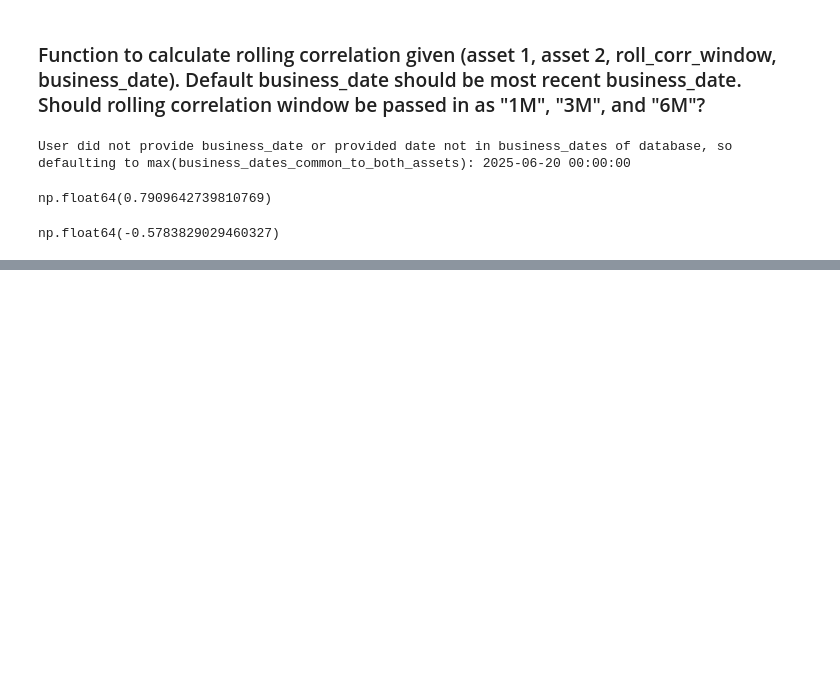
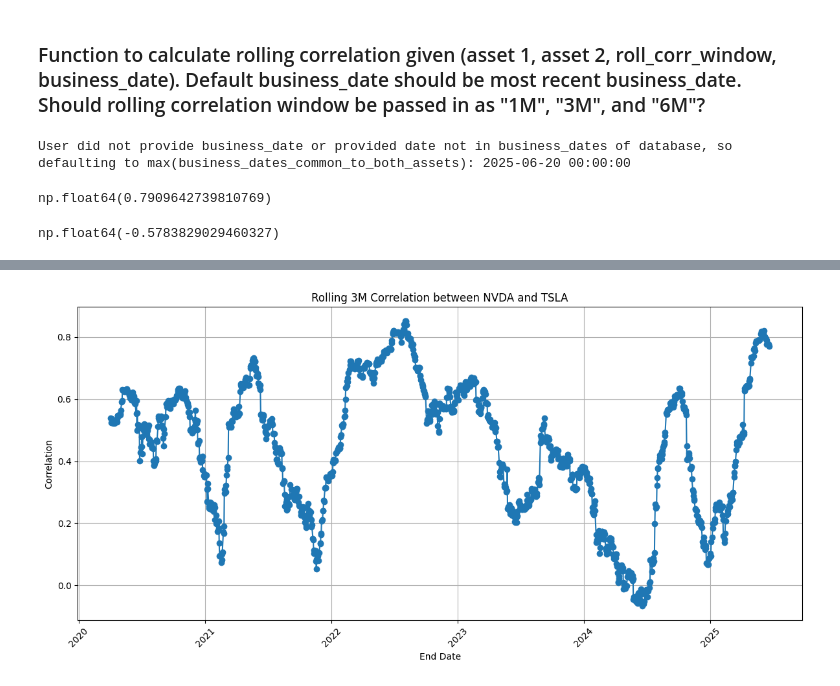
Before and after one commit to jzl4/financial-etl-poc, a Jupyter notebook: notebooks/notebook_3_rolling_correlations.ipynb, the cells around one changed output, grey strips where cells are left out. Cells and saved outputs as stored; diff of their text form; code cells hidden in the pictures; blank space fills up the shorter version.

```diff
--- a/notebooks/notebook_3_rolling_correlations.ipynb
+++ b/notebooks/notebook_3_rolling_correlations.ipynb
@@ -144,7 +144,7 @@ def get_start_date_for_asset_pair(end_date: date, roll_corr_window: str, busines
 
     return start_date
 # %%
-def get_asset_1_and_asset_2_returns(asset_1: str, asset_2: str, start_date: date, end_date: date, cursor: Cursor) -> float:
+def get_asset_1_and_asset_2_returns_and_calc_corr(asset_1: str, asset_2: str, start_date: date, end_date: date, cursor: Cursor) -> float:
     """
     Access prod table tbl_daily_prod, to get returns of asset_1 and asset_2 between start_date and end_date. Then calculate the correlation
     """
@@ -186,7 +186,7 @@ def calc_return_correlation(asset_1: str, asset_2: str, roll_corr_window: str, c
     start_date = get_start_date_for_asset_pair(end_date, roll_corr_window, business_dates_common_to_both_assets)
 
     # Get both series of daily returns from asset_1 and asset_2 between start_date and end_date, and calculate the correlation
-    asset_1_2_corr = get_asset_1_and_asset_2_returns(asset_1, asset_2, start_date, end_date, cursor)
+    asset_1_2_corr = get_asset_1_and_asset_2_returns_and_calc_corr(asset_1, asset_2, start_date, end_date, cursor)
 
     return asset_1_2_corr
 # %%
@@ -211,0 +390,38 @@ np.float64(-0.5783829029460327)
+# %%
+import matplotlib.pyplot as plt
+
+def plot_rolling_correlation(df_corr: pd.DataFrame):
+    """
+    Given a DataFrame with columns ['asset_1', 'asset_2', 'roll_corr_window', 'end_date', 'correlation'],
+    this function creates a time series plot of the rolling correlation.
+    """
+    if df_corr.empty:
+        print("DataFrame is empty. Nothing to plot.")
+        return
+
+    # Extract metadata for plot title
+    asset_1 = df_corr['asset_1'].iloc[0]
+    asset_2 = df_corr['asset_2'].iloc[0]
+    roll_corr_window = df_corr['roll_corr_window'].iloc[0]
+
+    # Sort by date in case it isn't sorted
+    df_corr_sorted = df_corr.sort_values(by="end_date")
+
+    # Plot
+    plt.figure(figsize=(12, 6))
+    plt.plot(df_corr_sorted["end_date"], df_corr_sorted["correlation"], marker="o", linestyle="-")
+    plt.title(f"Rolling {roll_corr_window} Correlation between {asset_1} and {asset_2}")
+    plt.xlabel("End Date")
+    plt.ylabel("Correlation")
+    plt.grid(True)
+    plt.xticks(rotation=45)
+    plt.tight_layout()
+    plt.show()
+# %%
+# Test it out now
+nvda_tsla_correlation = calc_rolling_return_correlation(
+    asset_1 = "NVDA",
+    asset_2 = "TSLA",
+    roll_corr_window = "3M",
+    cursor = cursor
+)
@@ -211,0 +430,5 @@ np.float64(-0.5783829029460327)
+# %%
+# Should I plot this?
+plot_rolling_correlation(nvda_tsla_correlation)
+# %% [output]
+[figure, added]
```
Also changed, not shown: parts of 13 cells of this notebook.
